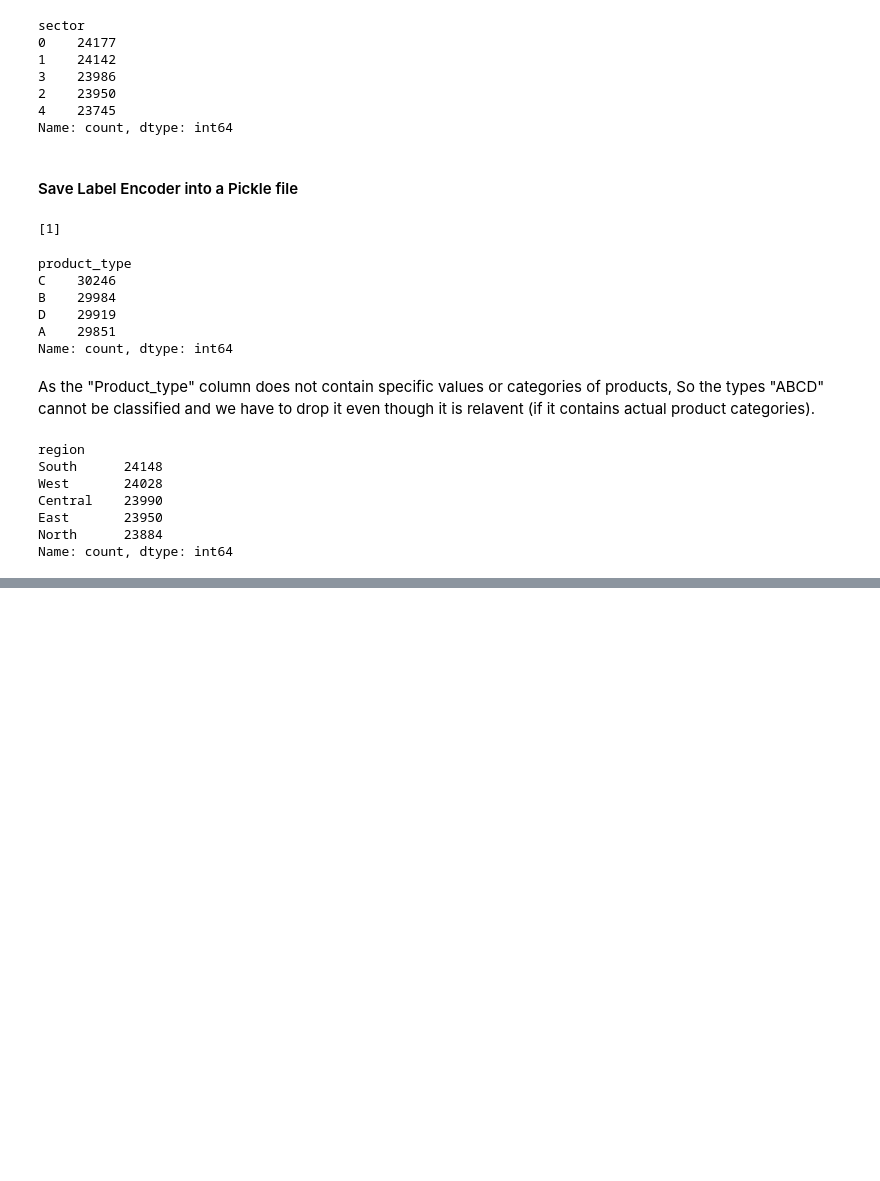
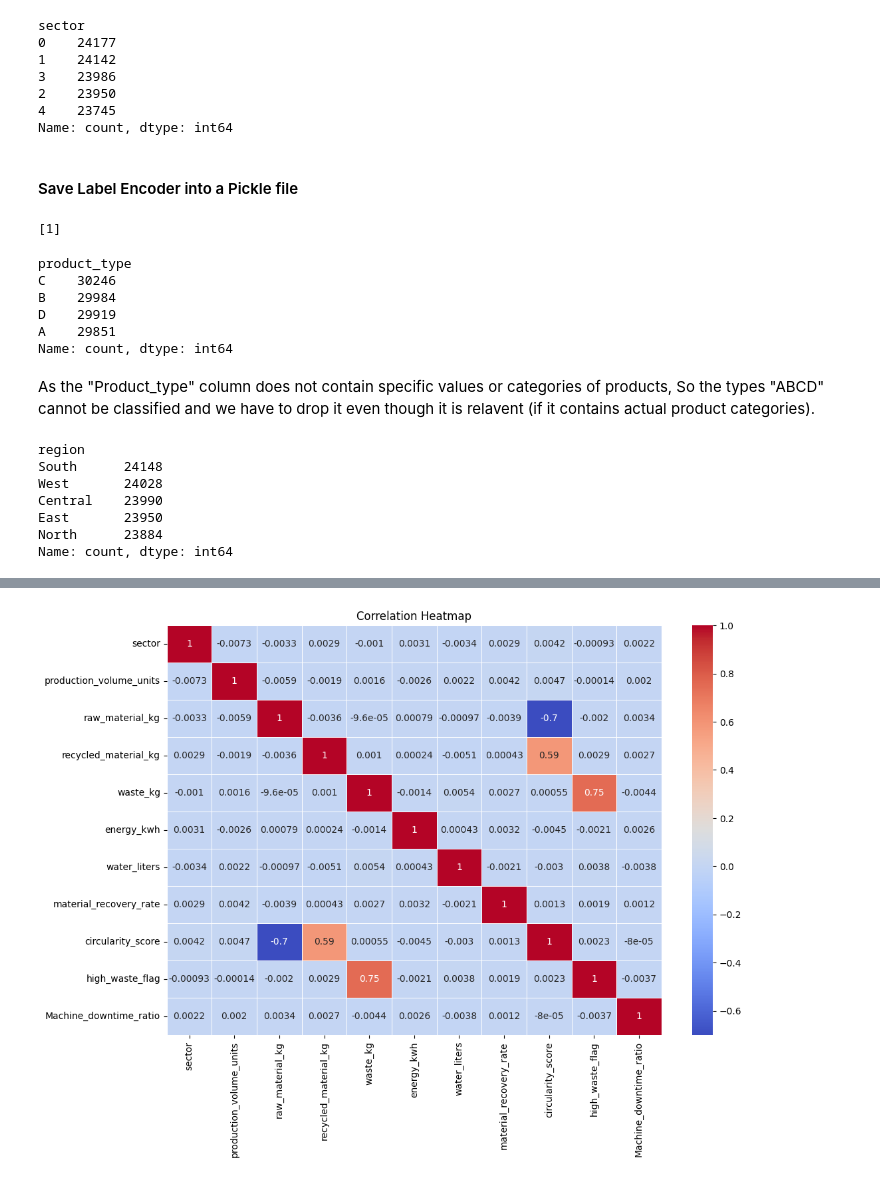
Before and after one commit to Alexander789400/AI-driven-Circular-Economy-Tracker, a Jupyter notebook: Circular_Economy.ipynb, the cells around one changed output, grey strips where cells are left out. Saved outputs shown, nothing was run; the diff lists cells and outputs as text; code cells hidden in the pictures; blank space fills up the shorter version.

```diff
--- a/Circular_Economy.ipynb
+++ b/Circular_Economy.ipynb
@@ -537,0 +598,3 @@ df.drop(columns=["product_type","region"],axis=1,inplace=True)
+# %%
+df['Machine_downtime_ratio'] = df['machine_downtime_min'] / 1440
+df.drop('machine_downtime_min', axis=1, inplace=True)
@@ -537,0 +622,7 @@ df.drop(columns=["product_type","region"],axis=1,inplace=True)
+# %%
+plt.figure(figsize=(12, 8))
+sns.heatmap(df.corr(), annot=True, cmap='coolwarm', linewidths=0.5)
+plt.title("Correlation Heatmap")
+plt.show()
+# %% [output]
+[figure, added]
```
Also changed, not shown: parts of 42 cells of this notebook, 6 other files.
